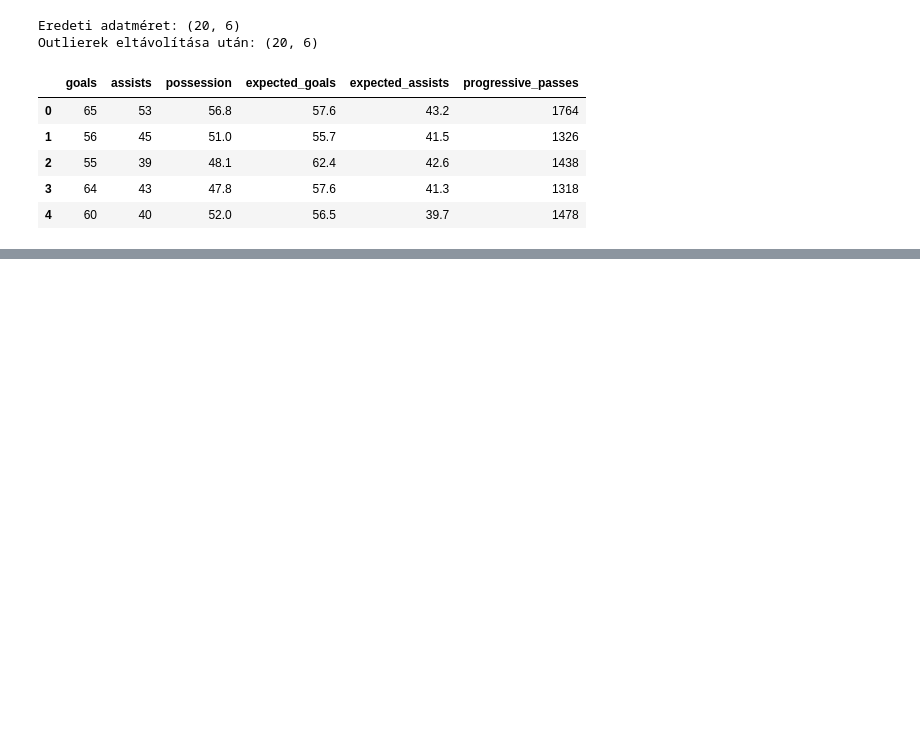
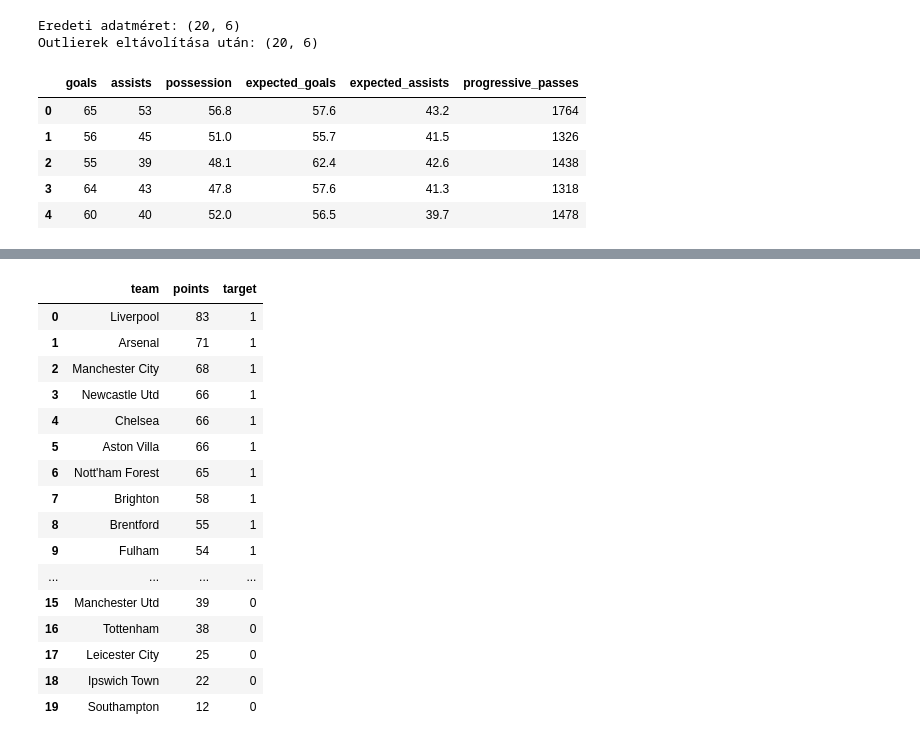
Before and after one commit to martinrozsahegyi/Beadand--g-pi-tanul-s--s-adattudom-ny, a Jupyter notebook: main.ipynb, the cells around one changed output, grey strips where cells are left out. Cells and saved outputs as stored; diff of their text form; code cells hidden in the pictures; blank space fills up the shorter version.

```diff
--- a/main.ipynb
+++ b/main.ipynb
@@ -89,0 +119,27 @@ team_stats[["team", "goals", "expected_goals", "goal_efficiency"]].head()
+# %%
+# A pontátlag kiszámítása
+avg_points = standings["points"].mean()
+
+# Célváltozó létrehozása: 1 = átlag felett teljesített, 0 = átlag alatt
+standings["target"] = (standings["points"] > avg_points).astype(int)
+
+# Ellenőrzés
+standings[["team", "points", "target"]]
+# %% [output]
+|  | team | points | target |
+| 0 | Liverpool | 83 | 1 |
+| 1 | Arsenal | 71 | 1 |
+| 2 | Manchester City | 68 | 1 |
+| 3 | Newcastle Utd | 66 | 1 |
+| 4 | Chelsea | 66 | 1 |
+| 5 | Aston Villa | 66 | 1 |
+| 6 | Nott'ham Forest | 65 | 1 |
+| 7 | Brighton | 58 | 1 |
+| 8 | Brentford | 55 | 1 |
+| 9 | Fulham | 54 | 1 |
+| ... | ... | ... | ... |
+| 15 | Manchester Utd | 39 | 0 |
+| 16 | Tottenham | 38 | 0 |
+| 17 | Leicester City | 25 | 0 |
+| 18 | Ipswich Town | 22 | 0 |
+| 19 | Southampton | 12 | 0 |
```
Also changed, not shown: parts of 3 cells of this notebook.
